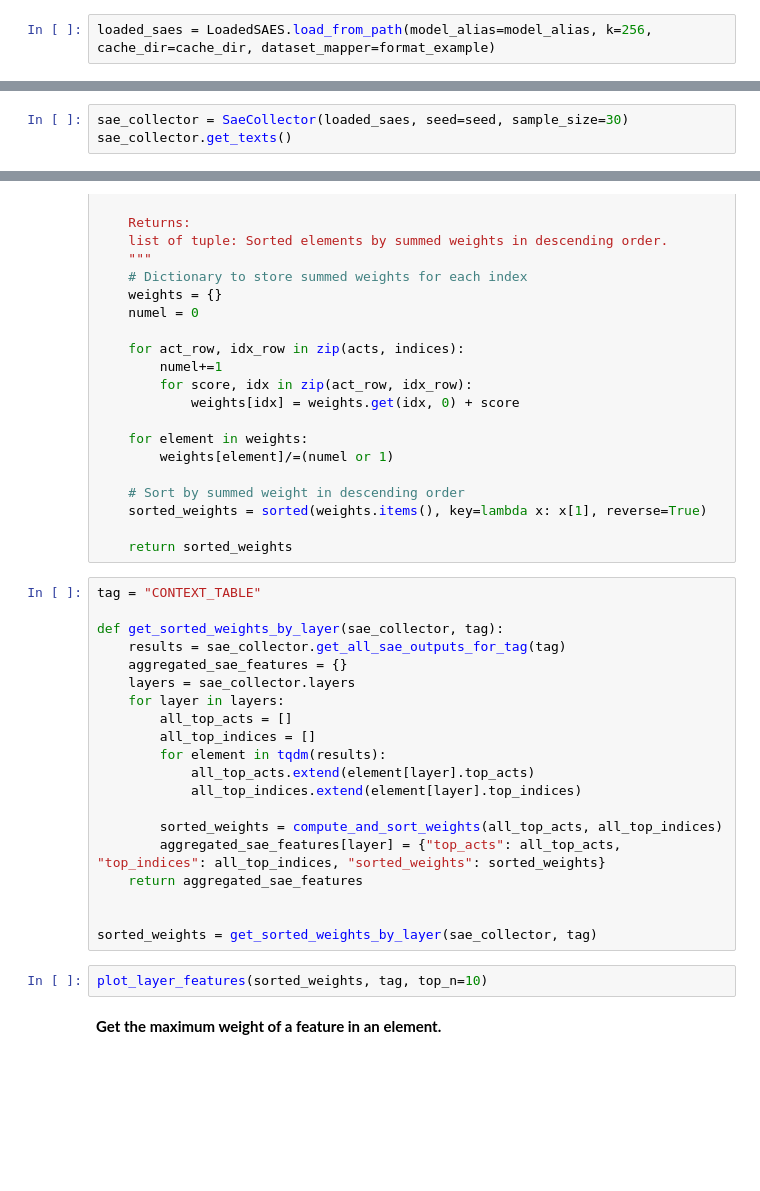
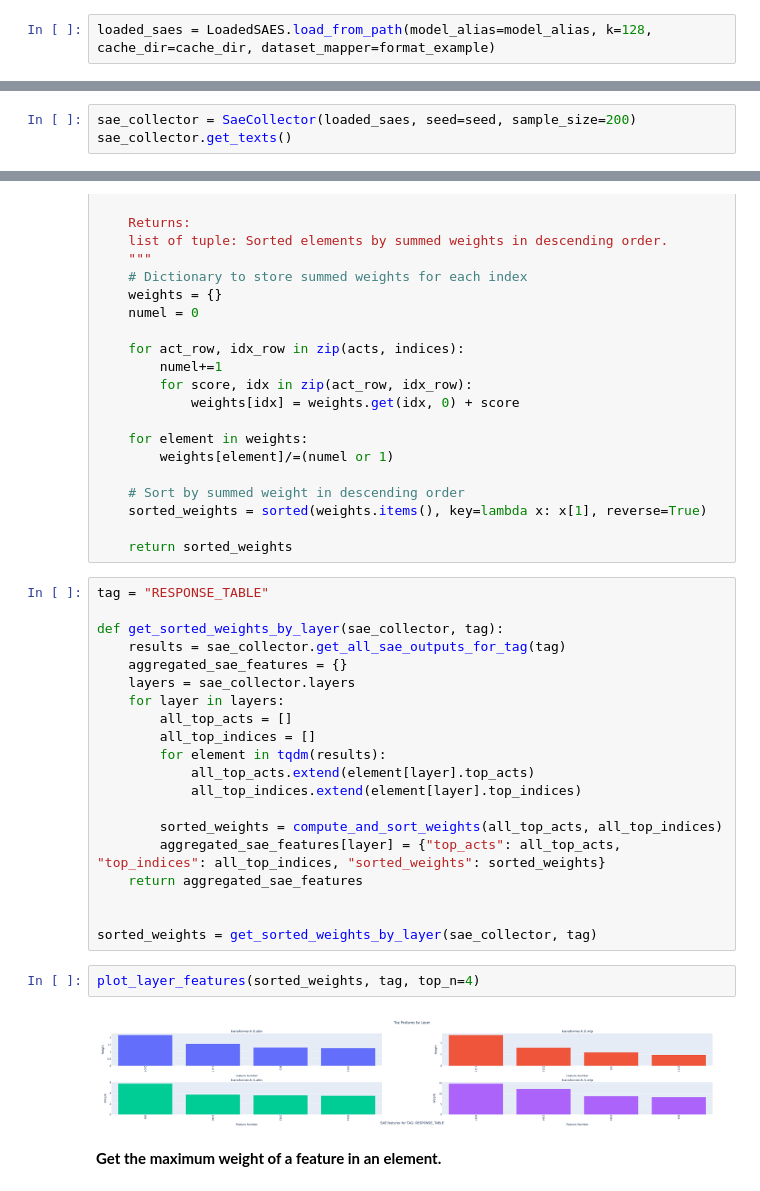
Before and after one commit to withmartian/TinySQL, a Jupyter notebook: notebooks/sae_interp.ipynb, the cells around one changed output, grey strips where cells are left out. Saved outputs shown, nothing was run; the diff lists cells and outputs as text; blank space fills up the shorter version.

```diff
--- a/notebooks/sae_interp.ipynb
+++ b/notebooks/sae_interp.ipynb
@@ -86,4 +99,4 @@ def format_example(example):
     example['response'] = example['sql_statement']
     return example
 # %%
-loaded_saes = LoadedSAES.load_from_path(model_alias=model_alias, k=256, cache_dir=cache_dir, dataset_mapper=format_example)
+loaded_saes = LoadedSAES.load_from_path(model_alias=model_alias, k=128, cache_dir=cache_dir, dataset_mapper=format_example)
@@ -90,3 +115,3 @@ loaded_saes = LoadedSAES.load_from_path(model_alias=model_alias, k=256, cache_di
 # %%
-sae_collector = SaeCollector(loaded_saes, seed=seed, sample_size=30)
+sae_collector = SaeCollector(loaded_saes, seed=seed, sample_size=200)
 sae_collector.get_texts()
@@ -121,7 +160,7 @@ def compute_and_sort_weights(acts, indices):
 
     return sorted_weights
 # %%
-tag = "CONTEXT_TABLE"
+tag = "RESPONSE_TABLE"
 
 def get_sorted_weights_by_layer(sae_collector, tag):
     results = sae_collector.get_all_sae_outputs_for_tag(tag)
@@ -141,7 +180,9 @@ def get_sorted_weights_by_layer(sae_collector, tag):
 
 sorted_weights = get_sorted_weights_by_layer(sae_collector, tag)
 # %%
-plot_layer_features(sorted_weights, tag, top_n=10)
+plot_layer_features(sorted_weights, tag, top_n=4)
+# %% [output]
+[figure, added]
 # %% [markdown]
 **Get the maximum weight of a feature in an element.**
 # %%
```
Also changed, not shown: parts of 12 cells of this notebook.
